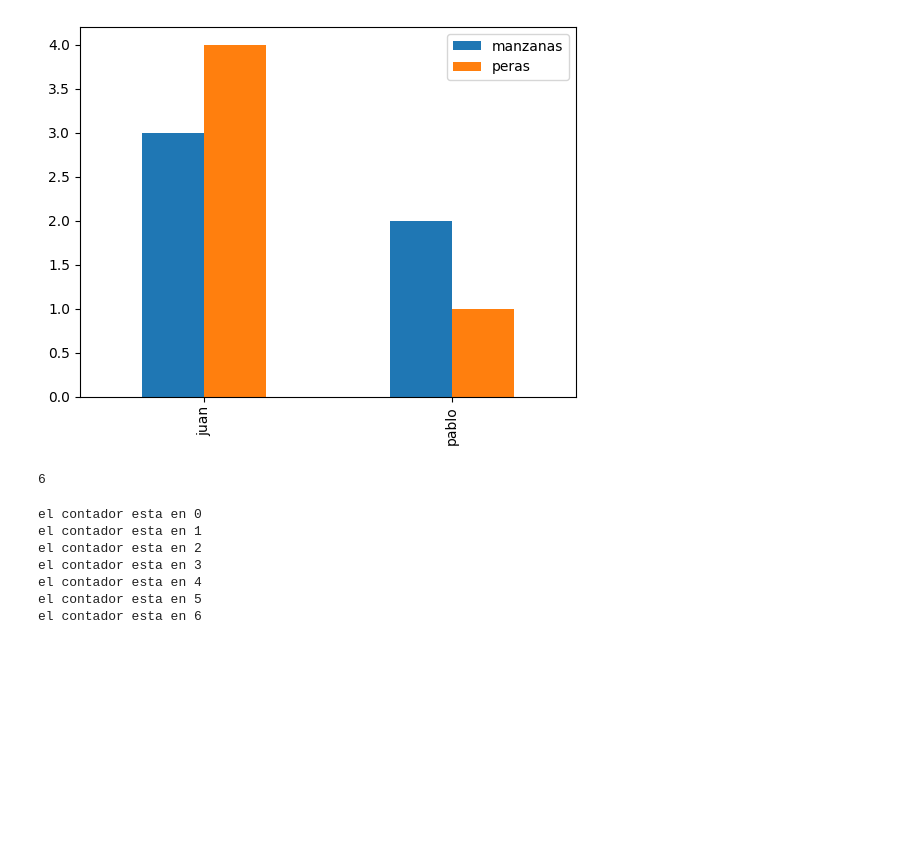
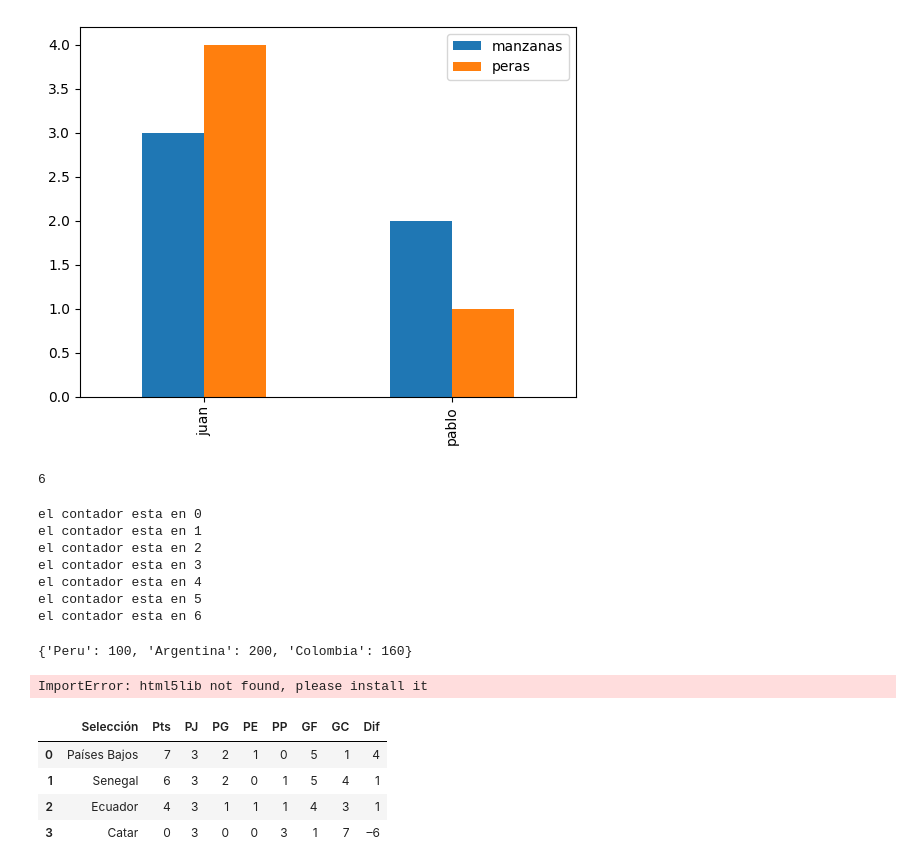
Before and after one commit to TonyBrandon/ClaseSoyHenry, a Jupyter notebook: ventana.ipynb, the cells around one changed output. Cells and saved outputs as stored; diff of their text form; code cells hidden in the pictures; blank space fills up the shorter version.

```diff
--- a/ventana.ipynb
+++ b/ventana.ipynb
@@ -57,3 +57,34 @@ el contador esta en 3
 el contador esta en 4
 el contador esta en 5
 el contador esta en 6
+# %%
+paises={"Peru":100,"Argentina":200,
+        "Colombia":160}
+paises
+# %% [output]
+{'Peru': 100, 'Argentina': 200, 'Colombia': 160}
+# %%
+import pandas as pd
+
+tablas = pd.read_html('https://es.wikipedia.org/wiki/América_Latina')
+tabla_corregida = tablas[1]
+# %% [output]
+ImportError: html5lib not found, please install it
+# %%
+import pandas as pd
+from urllib.parse import quote
+from IPython.display import display
+
+url = 'https://es.wikipedia.org/wiki/Copa_Mundial_de_Fútbol_de_2022'
+url_encoded = quote(url, safe=':/')
+
+tablas = pd.read_html(url_encoded)
+tabla_corregida = tablas[9]
+
+display(tabla_corregida)
+# %% [output]
+|  | Selección | Pts | PJ | PG | PE | PP | GF | GC | Dif |
+| 0 | Países Bajos | 7 | 3 | 2 | 1 | 0 | 5 | 1 | 4 |
+| 1 | Senegal | 6 | 3 | 2 | 0 | 1 | 5 | 4 | 1 |
+| 2 | Ecuador | 4 | 3 | 1 | 1 | 1 | 4 | 3 | 1 |
+| 3 | Catar | 0 | 3 | 0 | 0 | 3 | 1 | 7 | –6 |
```
Also changed, not shown: parts of 9 cells of this notebook, 1 other file.
